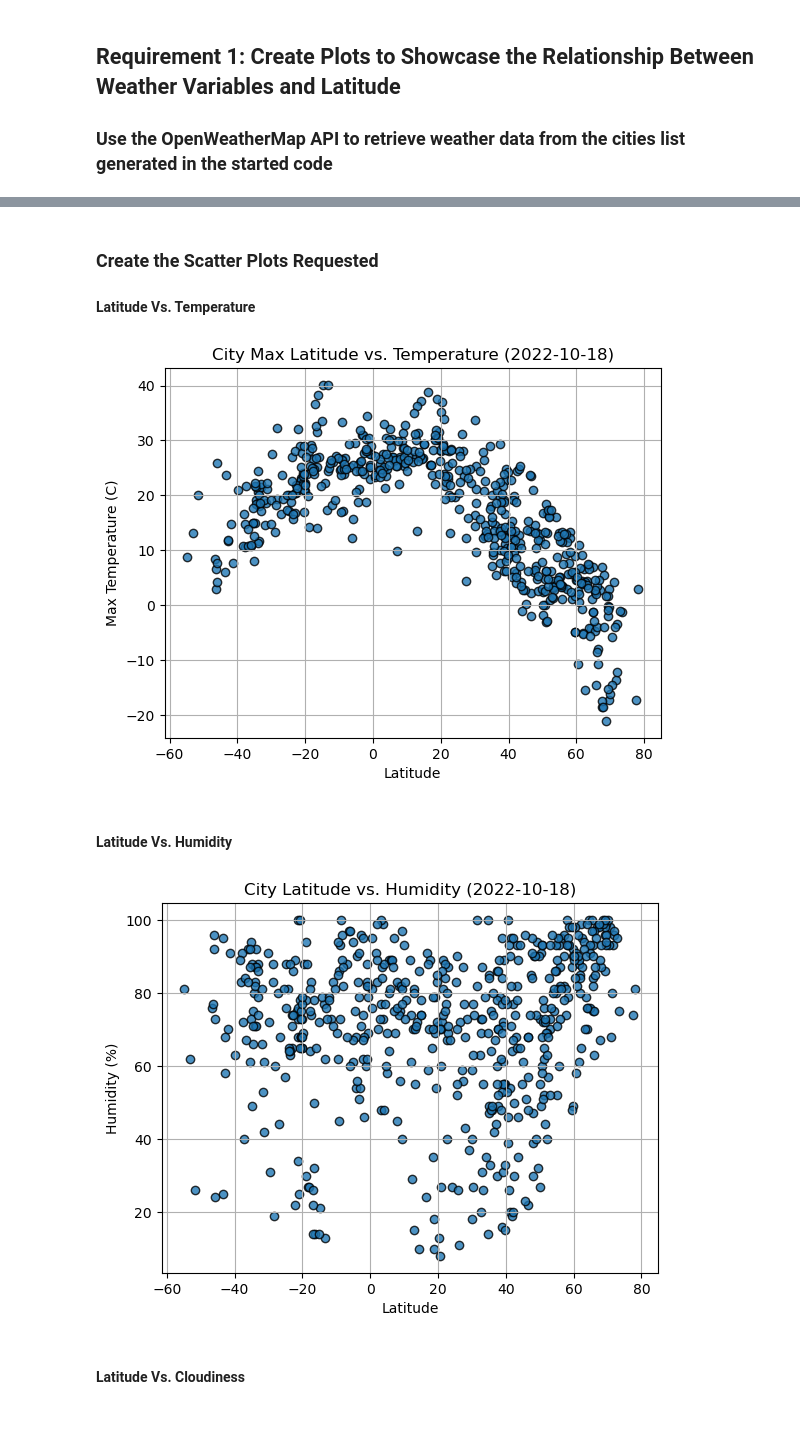
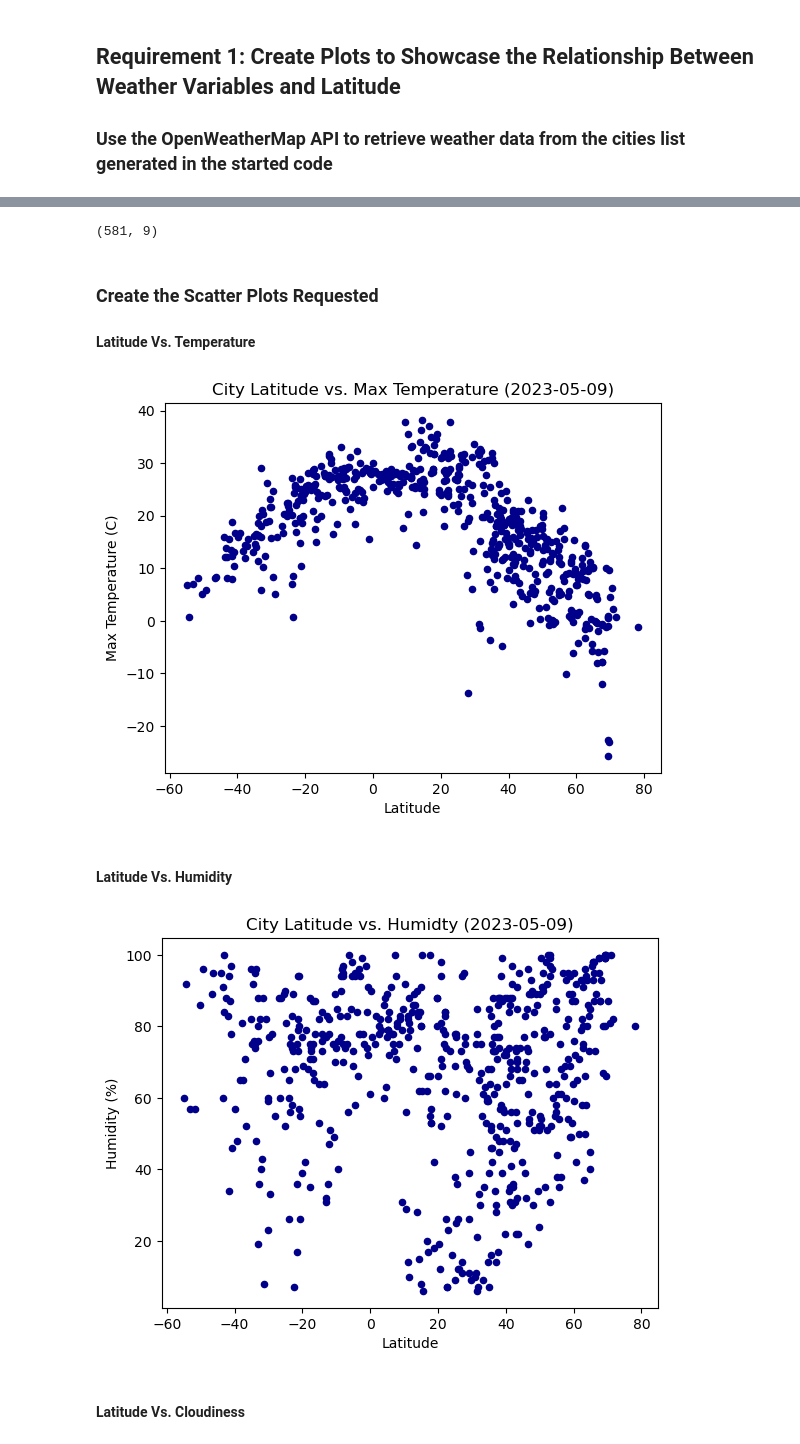
Before and after one commit to PapaKLK/python-api-challenge, a Jupyter notebook: WeatherPY/WeatherPy.ipynb, the cells around one changed output, grey strips where cells are left out. Drawn from its saved outputs; the diff is of its cells as text; code cells hidden in the pictures.

```diff
--- a/WeatherPY/WeatherPy.ipynb
+++ b/WeatherPY/WeatherPy.ipynb
@@ -196,3 +215,7 @@ city_data_df.head()
+# %%
+city_data_df.shape
+# %% [output]
+(581, 9)
 # %% [markdown]
 ### Create the Scatter Plots Requested
 
@@ -200,9 +223,15 @@ city_data_df.head()
 # %%
 # Build scatter plot for latitude vs. temperature
 # YOUR CODE HERE
-
+#  Kevin Code
+ax1 = city_data_df.plot.scatter(x='Lat',
+                       y='Max Temp',
+                       c='DarkBlue',
+                       title='City Latitude vs. Max Temperature (2023-05-09)')
 # Incorporate the other graph properties
 # YOUR CODE HERE
+plt.xlabel('Latitude')
+plt.ylabel('Max Temperature (C)')
 
 # Save the figure
 plt.savefig("output_data/Fig1.png")
@@ -210,23 +239,32 @@ plt.savefig("output_data/Fig1.png")
 # Show plot
 plt.show()
 # %% [output]
-[figure, old version]
+[figure, new version]
 # %% [markdown]
 #### Latitude Vs. Humidity
 # %%
 # Build the scatter plots for latitude vs. humidity
 # YOUR CODE HERE
 
 # Incorporate the other graph properties
 # YOUR CODE HERE
+ax1 = city_data_df.plot.scatter(x='Lat',
+                       y='Humidity',
+                       c='DarkBlue',
+                       title='City Latitude vs. Humidty (2023-05-09)')
+# Incorporate the other graph properties
+# YOUR CODE HERE
+plt.xlabel('Latitude')
+plt.ylabel('Humidity (%)')
+
 
 # Save the figure
 plt.savefig("output_data/Fig2.png")
 
 # Show plot
 plt.show()
 # %% [output]
-[figure, old version]
+[figure, new version]
 # %% [markdown]
 #### Latitude Vs. Cloudiness
 # %%
```
Also changed, not shown: parts of 39 cells of this notebook, 5 other files.
